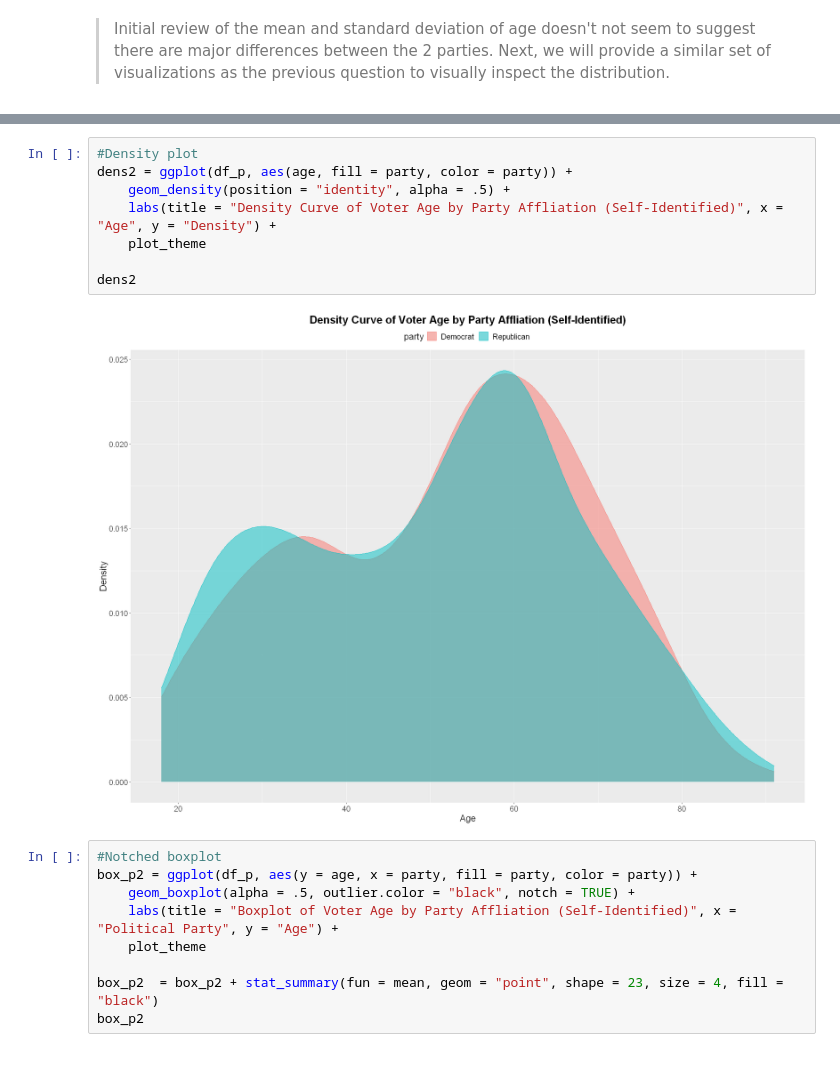
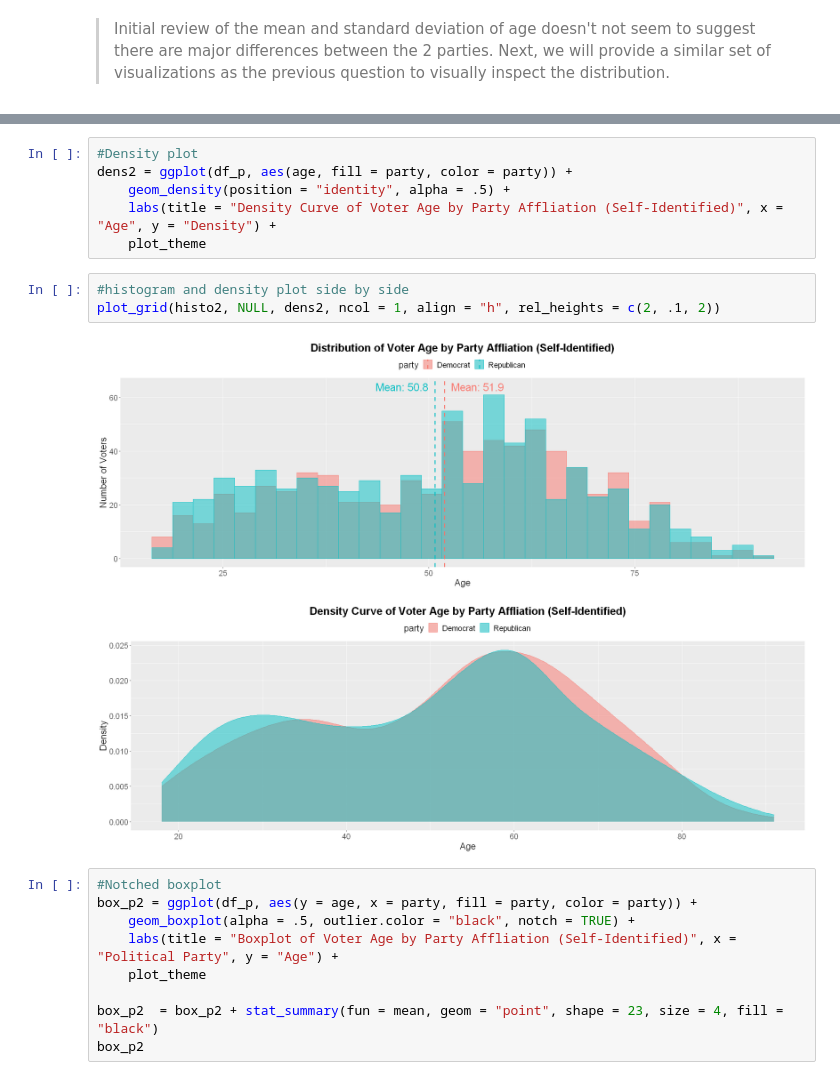
Before and after one commit to mfan86/mids-w203, a Jupyter notebook: lab2/mike_fan_lab_2_v2.ipynb, the cells around one changed output, grey strips where cells are left out. Saved outputs shown, nothing was run; the diff lists cells and outputs as text.

```diff
--- a/lab2/mike_fan_lab_2_v2.ipynb
+++ b/lab2/mike_fan_lab_2_v2.ipynb
@@ -474,10 +474,11 @@ dens2 = ggplot(df_p, aes(age, fill = party, color = party)) +
     geom_density(position = "identity", alpha = .5) +
     labs(title = "Density Curve of Voter Age by Party Affliation (Self-Identified)", x = "Age", y = "Density") +
     plot_theme
-
-dens2
-# %% [output]
-[figure, removed]
+# %%
+#histogram and density plot side by side
+plot_grid(histo2, NULL, dens2, ncol = 1, align = "h", rel_heights = c(2, .1, 2))
+# %% [output]
+[figure, added]
 # %%
 #Notched boxplot
 box_p2 = ggplot(df_p, aes(y = age, x = party, fill = party, color = party)) +
```
Also changed, not shown: parts of 21 cells of this notebook.
